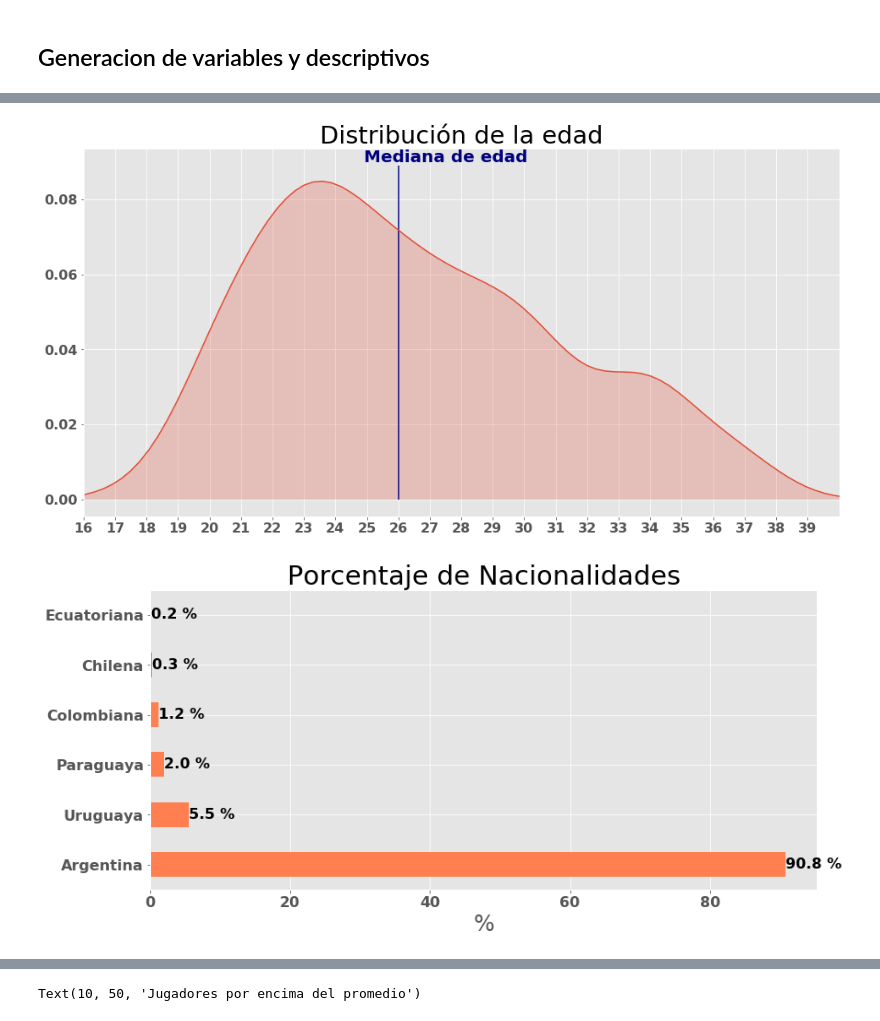
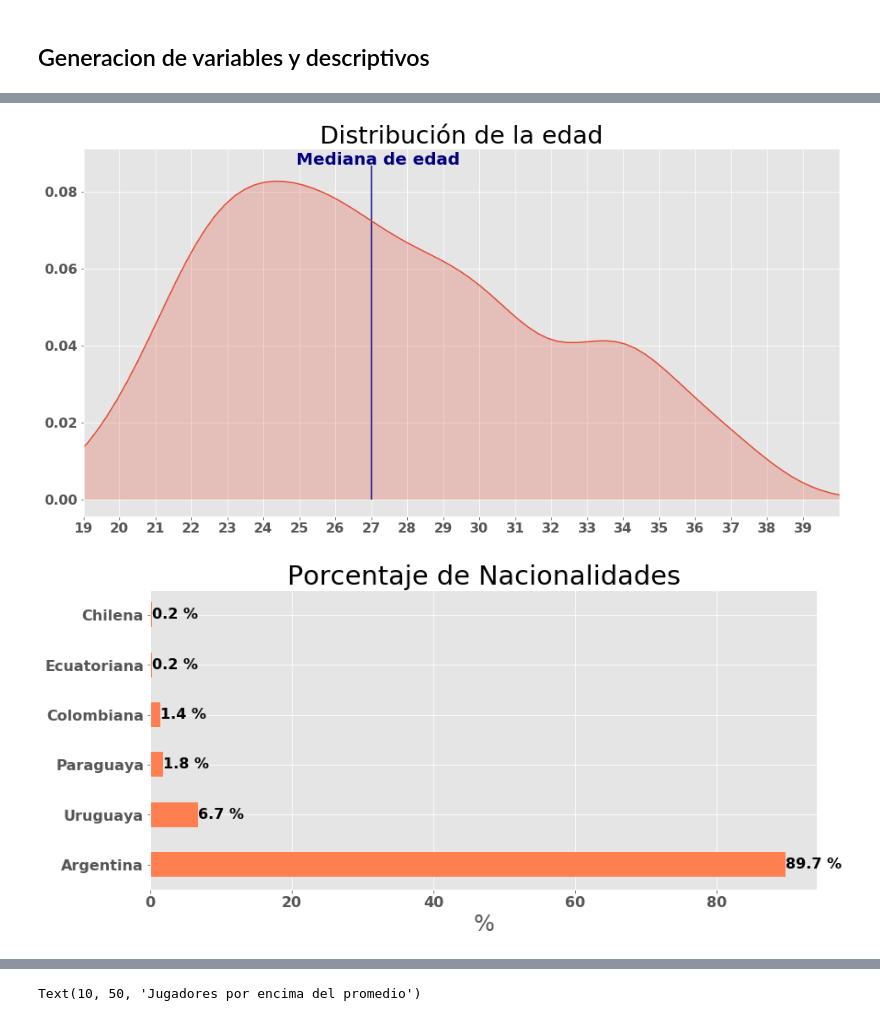
Before and after one commit to serch86/TransferPricePrediction, a Jupyter notebook: Description_and_merge_Transfer_Market.ipynb, the cells around one changed output, grey strips where cells are left out. Drawn from its saved outputs; the diff is of its cells as text; code cells hidden in the pictures.

```diff
--- a/Description_and_merge_Transfer_Market.ipynb
+++ b/Description_and_merge_Transfer_Market.ipynb
@@ -406,4 +378,6 @@ df_tp_15.columns,df_tp_15.shape
 (Index(['equipo', 'fecha_nacimiento', 'jugadores', 'valor', 'value_2015',
         'primer_nombre', 'primer_apellido', 'segundo_apellido'],
        dtype='object'), (1034, 8))
+# %%
+df_tp_15.dropna(subset=['value_2015'], inplace= True)
 # %% [markdown]
@@ -416,7 +393,7 @@ cols = ['jugador', 'primer_apellido','primer_nombre','fecha_nacimiento_x', 'naci
        'minutos_jugados_pos2', 'minutos_jugados_pos3', 'ranking_pos1',
        'ranking_pos2', 'ranking_pos3', 'ranking_restringido_pos1',
        'ranking_restringido_pos2', 'ranking_restringido_pos3','value_2015']
-df_2015 = df_pre_final.merge(df_tp_15, on=['primer_apellido','primer_nombre'], how='left')[cols]
+df_2015 = df_pre_final.merge(df_tp_15, on=['primer_apellido','primer_nombre'], how='inner')[cols]
 # %%
 # Obteniendo 600 jugadores en estre cruce. perdiendo el 25% de la info por ncruce de apellido, nombre.
 df_2015.shape
@@ -553,8 +537,6 @@ df.value_2015.isnull().sum(),df.value_2016.isnull().sum()
 df['value_2016'] = np.where(df.value_2016.isnull(),df.value_2015,df.value_2016)
 # Esti se hace por que se noto que en los datos de transferencia si no se movio de equipo no guardan el movimiento de la transferencia
 # EN ALGUNOS CASOS
-# %%
-df.dropna(subset=['value_2016'],inplace=True)
 # %%
 df.shape
 # %% [output]
@@ -608,12 +590,12 @@ plt.text( 24.9,df.edad.max()+29,'promedio de edad',color='navy');
 # %%
 sns.kdeplot(df.edad,shade=True,legend=False)
 plt.title('Distribución de la edad')
-plt.xlim(16,40)
-plt.xticks(range(16,40))
+plt.xlim(19,40)
+plt.xticks(range(19,40))
 plt.vlines(df.edad.median(),plt.ylim()[0],plt.ylim()[1], color='navy')
-plt.text( 24.9,0.09,'Mediana de edad',color='navy');
+plt.text( 24.9,0.087,'Mediana de edad',color='navy');
 # %% [output]
-[figure, old version]
+[figure, new version]
 # %%
 val_nac = df.nacionalidad.value_counts(normalize=True) * 100
 val_nac.plot.barh(
@@ -622,7 +604,7 @@ plt.xlabel('%')
 for i,j in enumerate(val_nac):
     plt.text(j,i-0.07, '%1.1f %%' % j,fontsize = 16)
 # %% [output]
-[figure, old version]
+[figure, new version]
 # %%
 df.equipo_x.value_counts().sort_values().plot.barh(color='navy',alpha=0.8, title='Número de jugadores por club')
 plt.xticks(range(0,42,2));
```
Also changed, not shown: parts of 63 cells of this notebook, 1 other file.
